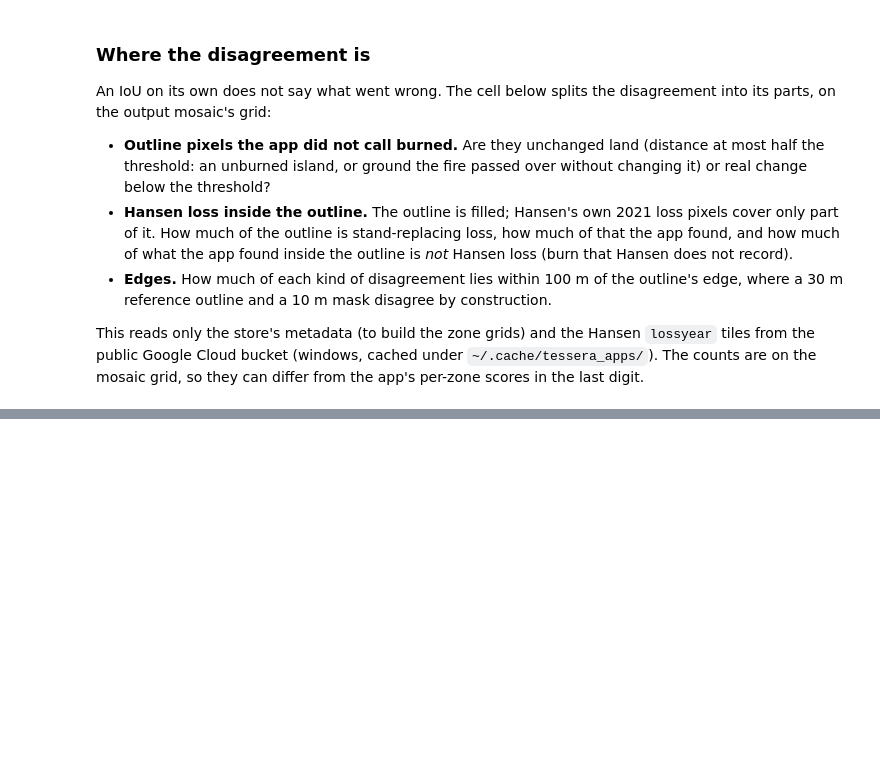
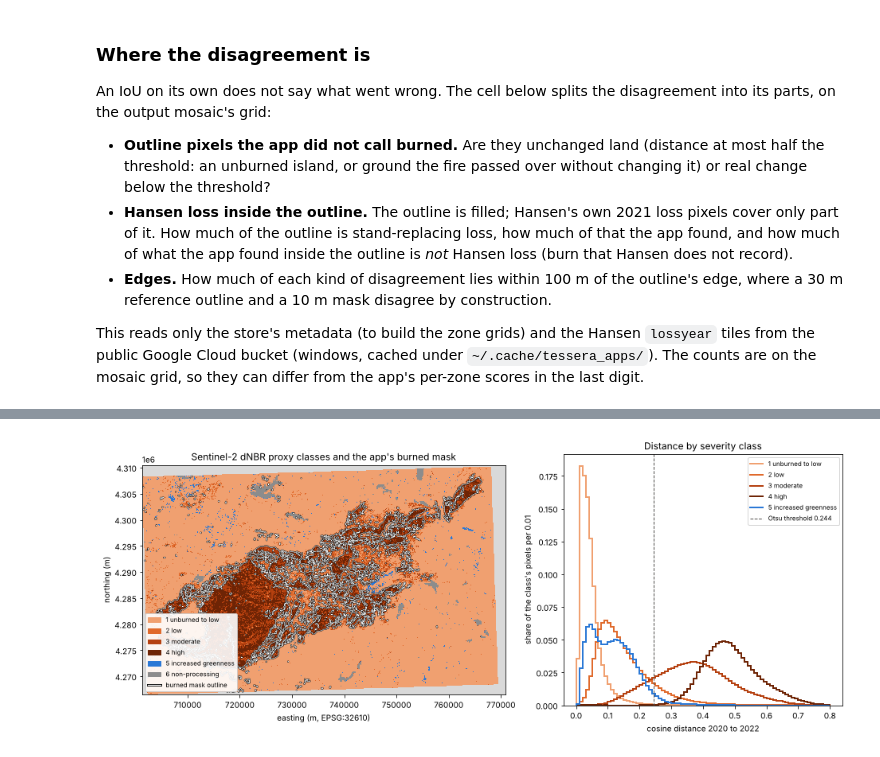
Before and after one commit to rh281/tessera_apps, a Jupyter notebook: notebooks/01_wildfire.ipynb, the cells around one changed output, grey strips where cells are left out. Cells and saved outputs as stored; diff of their text form; code cells hidden in the pictures; blank space fills up the shorter version.

```diff
--- a/notebooks/01_wildfire.ipynb
+++ b/notebooks/01_wildfire.ipynb
@@ -669,0 +910,51 @@ that includes unburned islands and low-severity burn), and that is the number to
+# %%
+SEV_COLORS = {1: "#f0a070", 2: "#e06a2c", 3: "#b5400f", 4: "#6e2405", 5: "#2a78d6", 6: "#8c8c8c"}
+k = step  # the decimation of section 5: about MAX_SIDE display cells on the long side
+h, w = (dist.shape[0] // k) * k, (dist.shape[1] // k) * k
+left, top = mosaic_transform.c, mosaic_transform.f
+crop_extent = (left, left + w * mosaic_transform.a, top + h * mosaic_transform.e, top)
+sev_small = sev_px[k // 2 : h : k, k // 2 : w : k]
+burned_share = burned[:h, :w].reshape(h // k, k, w // k, k).mean(axis=(1, 3))
+shown = np.ma.masked_where(
+    ~np.isin(sev_small, list(SEV_COLORS)) | ~classified[k // 2 : h : k, k // 2 : w : k], sev_small
+)
+
+fig, axes = plt.subplots(1, 2, figsize=(13, 5.2), layout="constrained", gridspec_kw={"width_ratios": [1.3, 1]})
+ax = axes[0]
+sev_cmap = ListedColormap([SEV_COLORS[c] for c in range(1, 7)]).with_extremes(bad="#d9d9d9")
+ax.imshow(shown, cmap=sev_cmap, vmin=0.5, vmax=6.5, extent=crop_extent, interpolation="nearest")
+# A white line with a dark halo reads on the light and the dark classes alike.
+halo = [pe.withStroke(linewidth=1.6, foreground="#0b0b0b")]
+outline_lines = ax.contour(
+    burned_share, levels=[0.5], colors="#ffffff", linewidths=0.6, extent=crop_extent, origin="upper"
+)
+outline_lines.set_path_effects(halo)
+handles = [Patch(color=SEV_COLORS[c], label=f"{c} {wildfire.SEVERITY_NAMES[c]}") for c in SEV_COLORS]
+handles.append(
+    Line2D(
+        [],
+        [],
+        color="#ffffff",
+        linewidth=1.2,
+        path_effects=[pe.withStroke(linewidth=3, foreground="#0b0b0b")],
+        label="burned mask outline",
+    )
+)
+ax.legend(handles=handles, loc="lower left", fontsize=8, framealpha=0.9)
+ax.set_title("Sentinel-2 dNBR proxy classes and the app's burned mask")
+ax.set_xlabel(f"easting (m, {mosaic_crs})")
+ax.set_ylabel("northing (m)")
+ax = axes[1]
+bins = np.linspace(0, 0.8, 81)
+for c in (1, 2, 3, 4, 5):
+    d = dist[classified & (sev_px == c)]
+    hist, _ = np.histogram(d, bins=bins)
+    ax.stairs(hist / d.size, bins, color=SEV_COLORS[c], linewidth=2, label=f"{c} {wildfire.SEVERITY_NAMES[c]}")
+ax.axvline(th["threshold"], color="#52514e", linestyle="--", linewidth=1, label=f"Otsu threshold {th['threshold']:.3f}")
+ax.set_xlabel(f"cosine distance {YEAR_A} to {YEAR_B}")
+ax.set_ylabel("share of the class's pixels per 0.01")
+ax.set_title("Distance by severity class")
+ax.legend(fontsize=8)
+plt.show()
+# %% [output]
+[figure, added]
```
Also changed, not shown: parts of 26 cells of this notebook, 21 other files.
